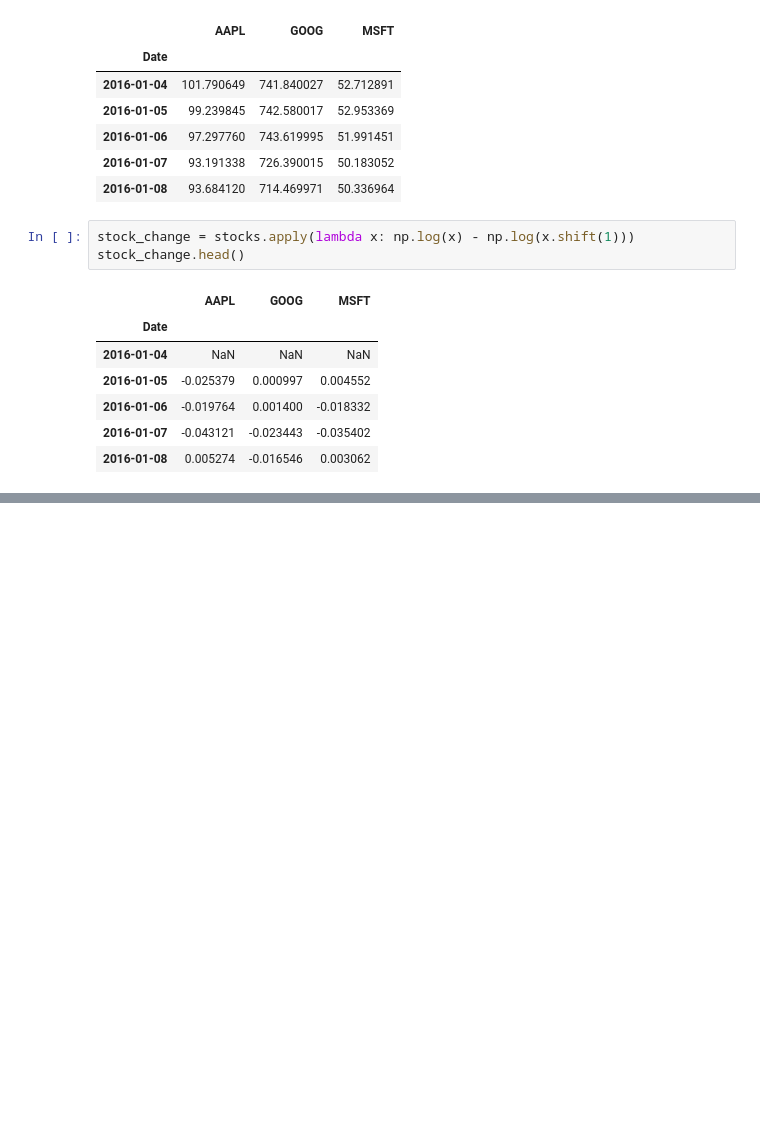
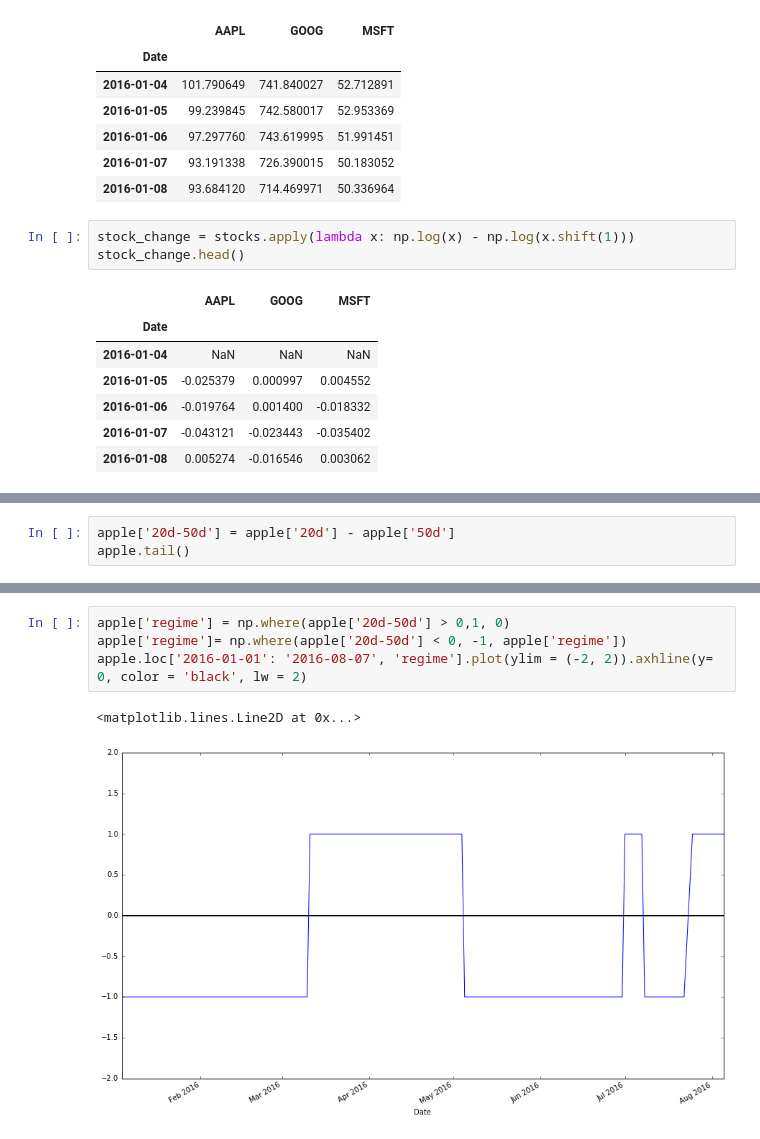
Before and after one commit to rabbitofcam/sunday_project, a Jupyter notebook: StockMarketData.ipynb, the cells around one changed output, grey strips where cells are left out. Drawn from its saved outputs; the diff is of its cells as text; blank space fills up the shorter version.

```diff
--- a/StockMarketData.ipynb
+++ b/StockMarketData.ipynb
@@ -145,0 +183,3 @@ stock_change.plot(kind = 'hist', bins = 40, alpha = 0.6)
+# %%
+apple['20d-50d'] = apple['20d'] - apple['50d']
+apple.tail()
@@ -145,0 +194,7 @@ stock_change.plot(kind = 'hist', bins = 40, alpha = 0.6)
+# %%
+apple['regime'] = np.where(apple['20d-50d'] > 0,1, 0)
+apple['regime']= np.where(apple['20d-50d'] < 0, -1, apple['regime'])
+apple.loc['2016-01-01': '2016-08-07', 'regime'].plot(ylim = (-2, 2)).axhline(y= 0, color = 'black', lw = 2)
+# %% [output]
+<matplotlib.lines.Line2D at 0x...>
+[figure, added]
```
Also changed, not shown: parts of 19 cells of this notebook.
